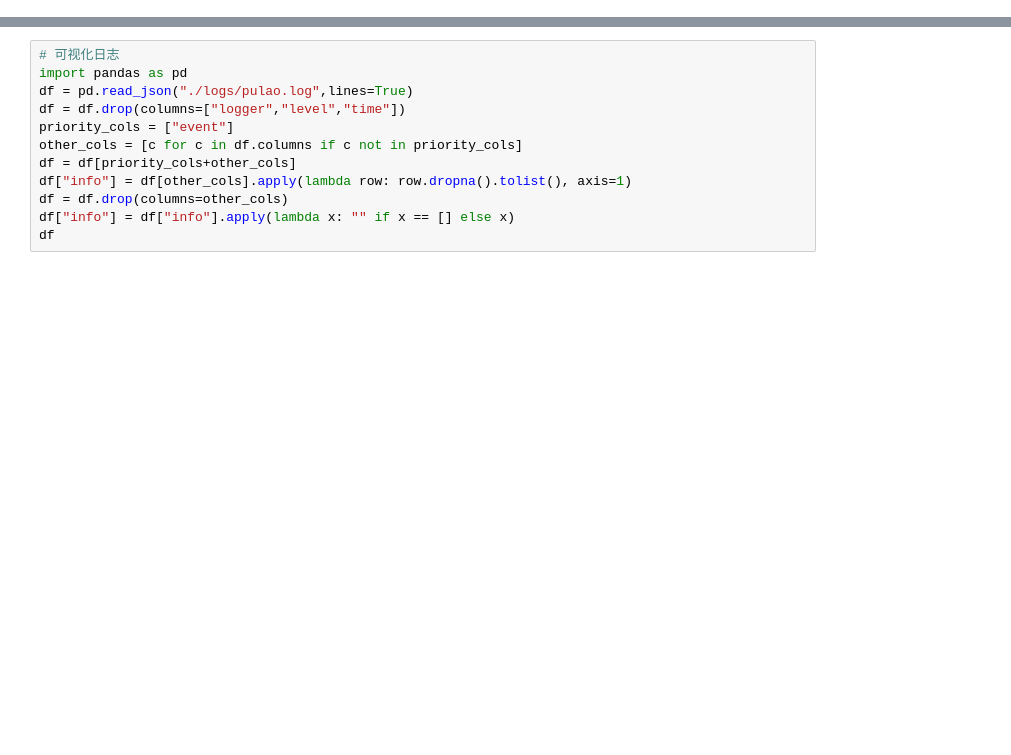
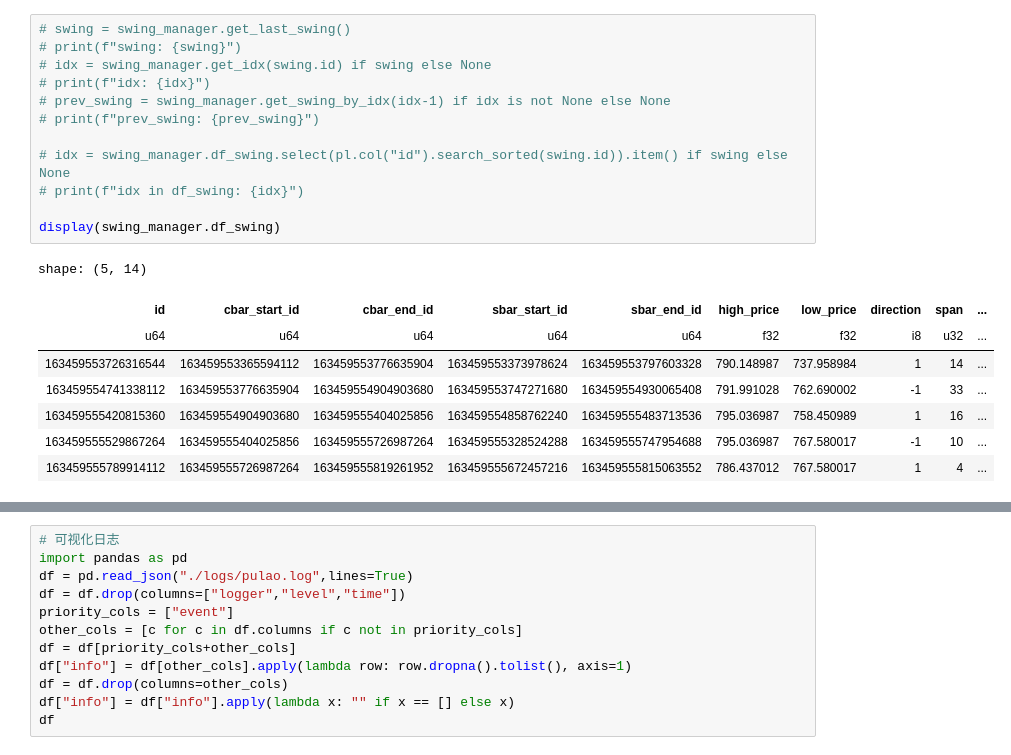
Before and after one commit to ligl/pulao, a Jupyter notebook: notebooks/plot_swing.ipynb, the cells around one changed output, grey strips where cells are left out. Saved outputs shown, nothing was run; the diff lists cells and outputs as text; blank space fills up the shorter version.

Commit message:
rebuild swing module

```diff
--- a/notebooks/plot_swing.ipynb
+++ b/notebooks/plot_swing.ipynb
@@ -213,0 +213,21 @@ The autoreload extension is already loaded. To reload it, use:
+# %%
+# swing = swing_manager.get_last_swing()
+# print(f"swing: {swing}")
+# idx = swing_manager.get_idx(swing.id) if swing else None
+# print(f"idx: {idx}")
+# prev_swing = swing_manager.get_swing_by_idx(idx-1) if idx is not None else None
+# print(f"prev_swing: {prev_swing}")
+
+# idx = swing_manager.df_swing.select(pl.col("id").search_sorted(swing.id)).item() if swing else None
+# print(f"idx in df_swing: {idx}")
+
+display(swing_manager.df_swing)
+# %% [output]
+shape: (5, 14)
+| id | cbar_start_id | cbar_end_id | sbar_start_id | sbar_end_id | high_price | low_price | direction | span | ... |
+| u64 | u64 | u64 | u64 | u64 | f32 | f32 | i8 | u32 | ... |
+| 163459553726316544 | 163459553365594112 | 163459553776635904 | 163459553373978624 | 163459553797603328 | 790.148987 | 737.958984 | 1 | 14 | ... |
+| 163459554741338112 | 163459553776635904 | 163459554904903680 | 163459553747271680 | 163459554930065408 | 791.991028 | 762.690002 | -1 | 33 | ... |
+| 163459555420815360 | 163459554904903680 | 163459555404025856 | 163459554858762240 | 163459555483713536 | 795.036987 | 758.450989 | 1 | 16 | ... |
+| 163459555529867264 | 163459555404025856 | 163459555726987264 | 163459555328524288 | 163459555747954688 | 795.036987 | 767.580017 | -1 | 10 | ... |
+| 163459555789914112 | 163459555726987264 | 163459555819261952 | 163459555672457216 | 163459555815063552 | 786.437012 | 767.580017 | 1 | 4 | ... |
```
Also changed, not shown: parts of 3 cells of this notebook, 7 other files.
